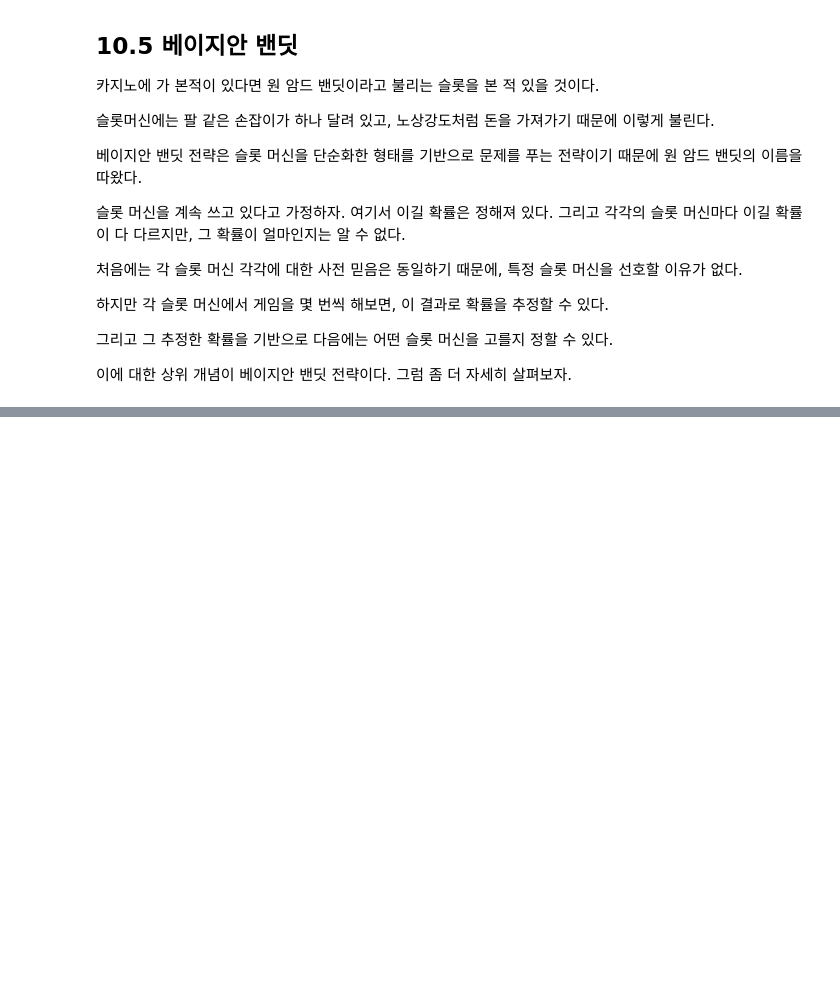
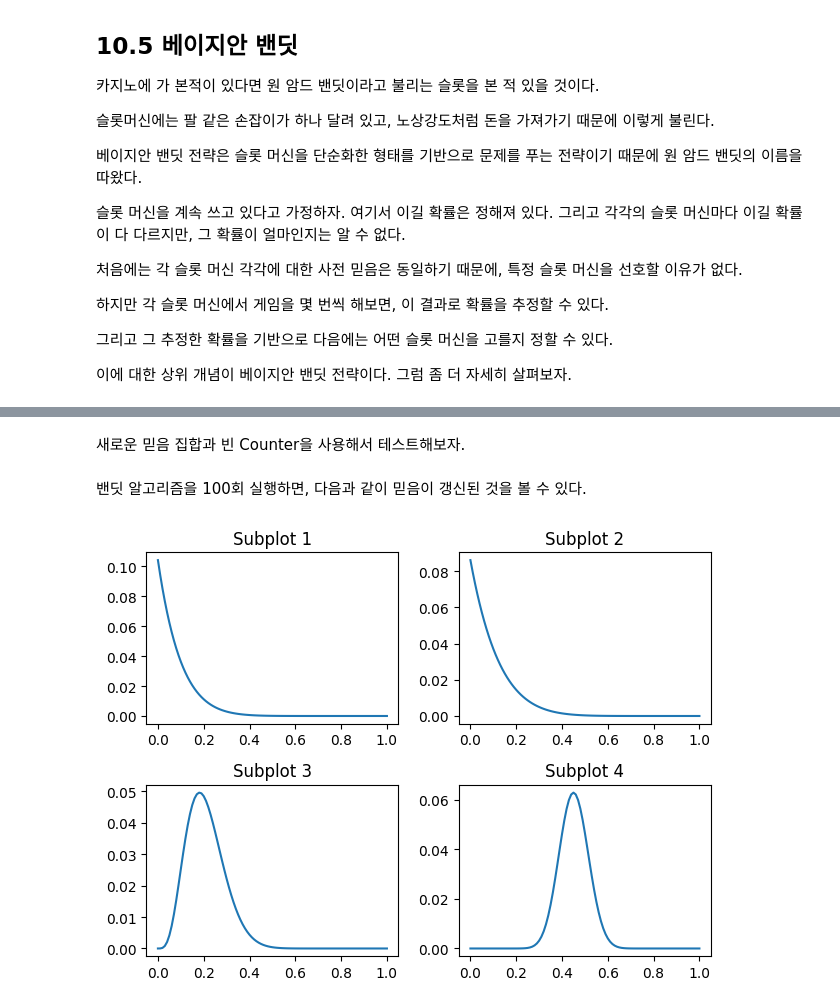
Before and after one commit to KO-JUNSUNG/TIL, a Jupyter notebook: Bayes/10.ipynb, the cells around one changed output, grey strips where cells are left out. Drawn from its saved outputs; the diff is of its cells as text; code cells hidden in the pictures; blank space fills up the shorter version.

```diff
--- a/Bayes/10.ipynb
+++ b/Bayes/10.ipynb
@@ -282,0 +486,10 @@ biased_triangle.plot()
+# %%
+def choose(beliefs):
+    """Use Thompson sampling to choose a machine.
+
+    Draws a single sample from each distribution.
+
+    returns: index of the machine that yielded the highest value
+    """
+    ps = [b.choice() for b in beliefs]
+    return np.argmax(ps)
@@ -282,0 +508,33 @@ biased_triangle.plot()
+# %%
+def choose_play_update(beliefs):
+    """슬롯머신을 고르고, 실행한 후, 믿음을 갱신함"""
+    # 슬롯머신을 고름
+    machine = choose(beliefs) # choose = np.argmax(ps), 가장 확률이 높은 index를 선택
+
+    # 실행
+    outcome = play(machine) # 선택된 기계를 플레이하여, 자신이 낸 '랜덤한 확률'이 기계가 가진 실제 확률보다 낮게 나왔는지 비교하여 win, 또는 lose를 return
+
+    # 믿음갱신
+    update(beliefs[machine], outcome)  # beliefs 의 machine이 가진 확률을 각 경우에 따라 likelihood 를 갱신
+# %% [markdown]
+새로운 믿음 집합과 빈 Counter을 사용해서 테스트해보자.
+# %%
+beliefs= [prior.copy() for i in range(4)]
+counter = Counter()
+# %% [markdown]
+밴딧 알고리즘을 100회 실행하면, 다음과 같이 믿음이 갱신된 것을 볼 수 있다.
+# %%
+num_plays = 100
+
+for i in range(num_plays):
+    choose_play_update(beliefs)
+# %%
+# 2x2 그리드로 서브플롯을 생성하고 그림을 그립니다.
+for i in range(4):
+    plt.subplot(2, 2, i + 1)  # 서브플롯 위치는 1부터 시작합니다.
+    plt.plot(beliefs[i].qs, beliefs[i].ps)
+    plt.title(f'Subplot {i + 1}')
+plt.tight_layout()
+plt.show()
+# %% [output]
+[figure, added]
```
Also changed, not shown: parts of 32 cells of this notebook.
